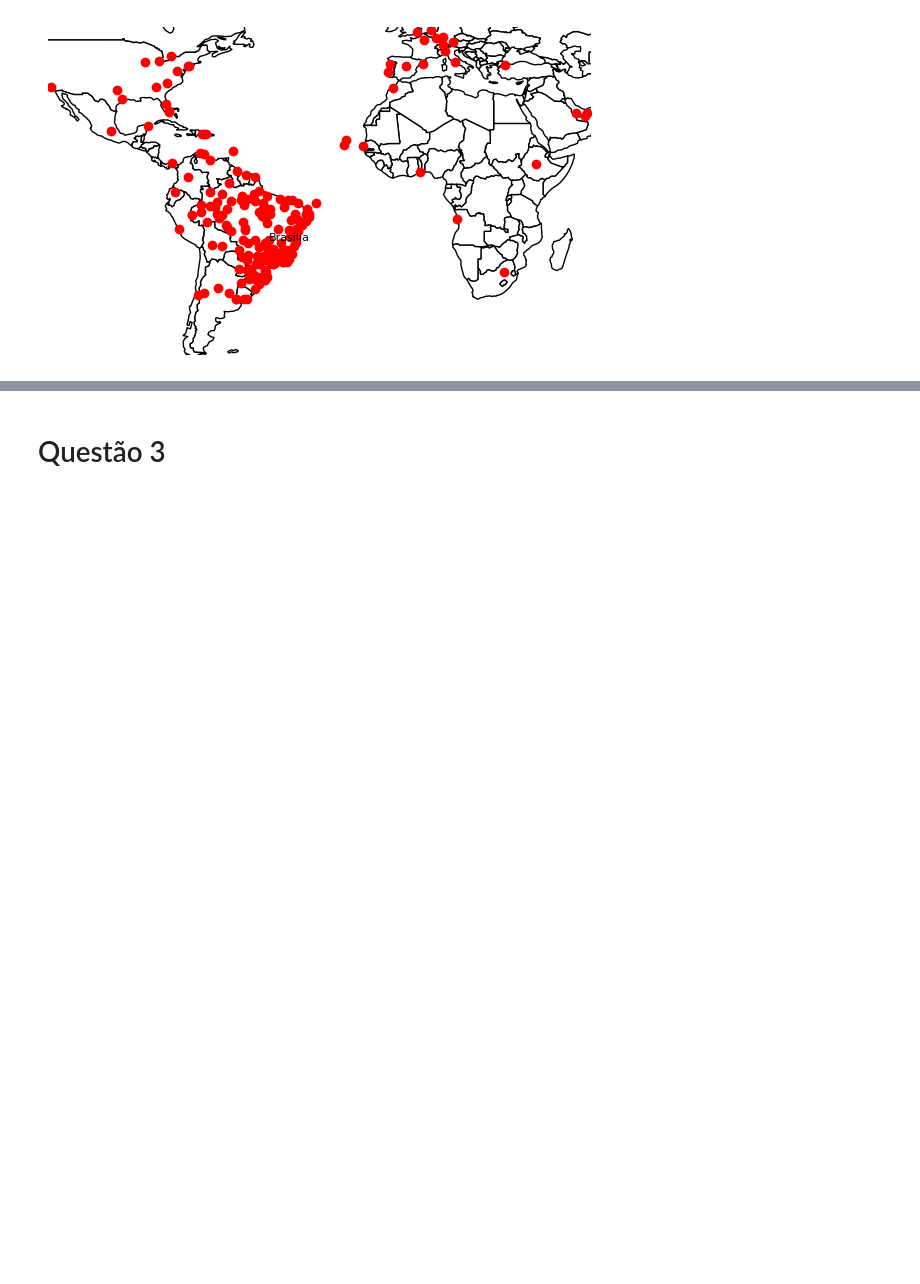
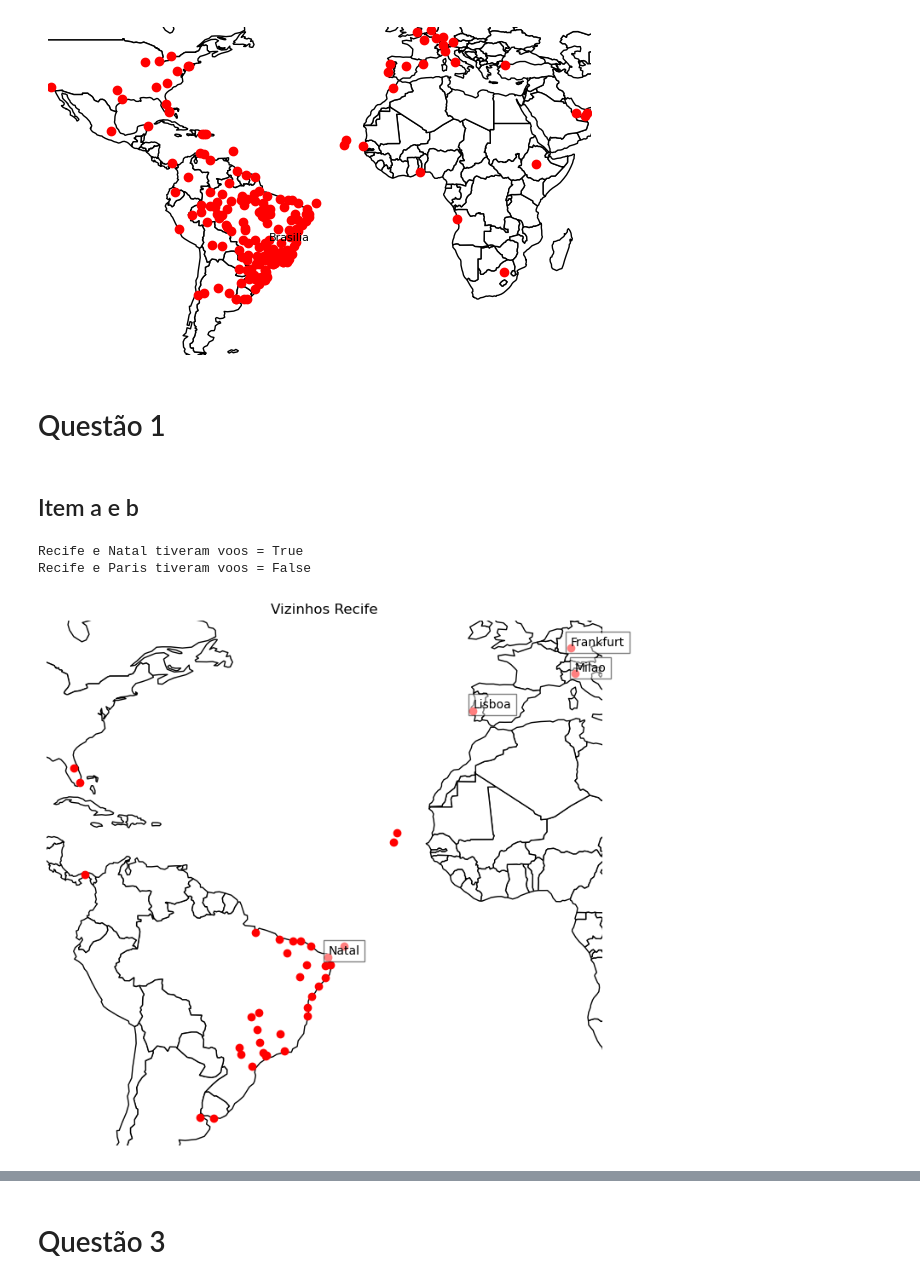
Before and after one commit to mtsodf/algoritmos, a Jupyter notebook: semana07/plots.ipynb, the cells around one changed output, grey strips where cells are left out. Saved outputs shown, nothing was run; the diff lists cells and outputs as text; code cells hidden in the pictures; blank space fills up the shorter version.

```diff
--- a/semana07/plots.ipynb
+++ b/semana07/plots.ipynb
@@ -138,3 +163,46 @@ ax.set_axis_off()
 plt.show()
 # %% [output]
 [figure]
+# %% [markdown]
+# Questão 1
+# %% [markdown]
+## Item a e b
+# %%
+recife_id = df_airports[df_airports.city == "Recife"].iloc[0].id
+
+natal_id = df_airports[df_airports.city == "Natal"].iloc[0].id
+paris_id = df_airports[df_airports.city == "Paris"].iloc[0].id
+
+
+print("Recife e Natal tiveram voos = {}".format(g.are_neighbours(recife_id, natal_id)))
+print("Recife e Paris tiveram voos = {}".format(g.are_neighbours(recife_id, paris_id)))
+# %% [output]
+Recife e Natal tiveram voos = True
+Recife e Paris tiveram voos = False
+# %%
+# Plot the world map
+fig, ax = plt.subplots(figsize=(12, 8))
+world.plot(ax=ax, color='white', edgecolor='k')
+
+recife_adjs = g.adj[recife_id]
+adjs_filter = df_airports.id.isin(g.adj[recife_id])
+ax.plot(df_airports.lon[adjs_filter], df_airports.lat[adjs_filter], marker='o', lw=0, color='r')
+
+# Customize the plot (optional)
+ax.set_title(r"Vizinhos Recife")
+ax.set_axis_off()
+
+for id_air in recife_adjs:
+    row = df_airports[df_airports.id == id_air].iloc[0]
+    if row["city"] in ["Recife", "Natal", "Paris", "Frankfurt", "Milao", "Lisboa"]:
+        ax.text(row.lon, row.lat, row["city"], va="bottom", ha="left", bbox=dict(facecolor="w",alpha=0.5))
+
+xmin, xmax = df_airports[adjs_filter].lon.min(), df_airports[adjs_filter].lon.max()
+ymin, ymax = df_airports[adjs_filter].lat.min(), df_airports[adjs_filter].lat.max()
+ax.set_xlim(xmin-5, xmax+5)
+ax.set_ylim(ymin-5, ymax+5)
+
+plt.savefig("tex/figs/vizinhos_recife.pdf")
+plt.show()
+# %% [output]
+[figure, added]
```
Also changed, not shown: parts of 25 cells of this notebook, 2 other files.
